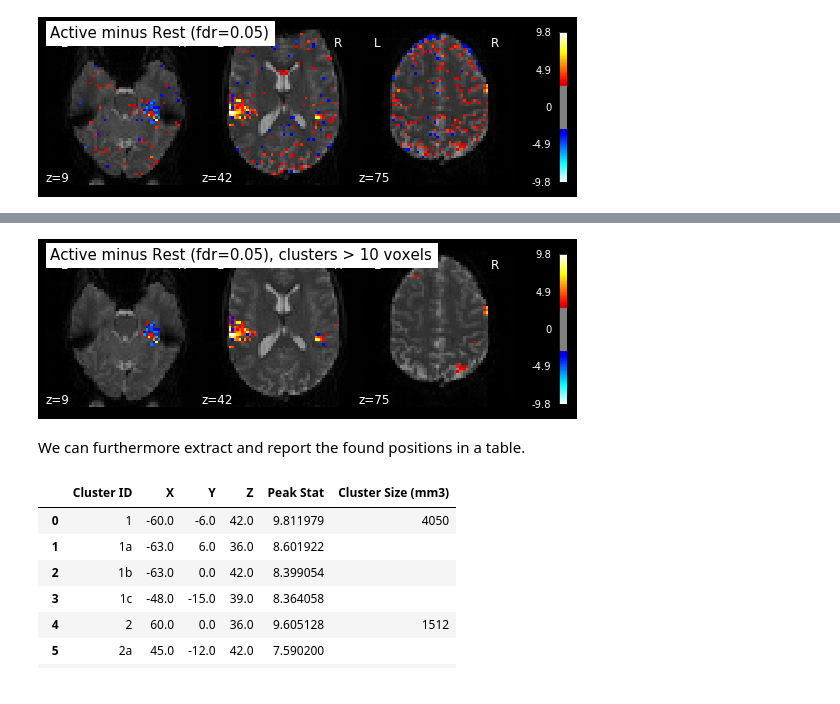
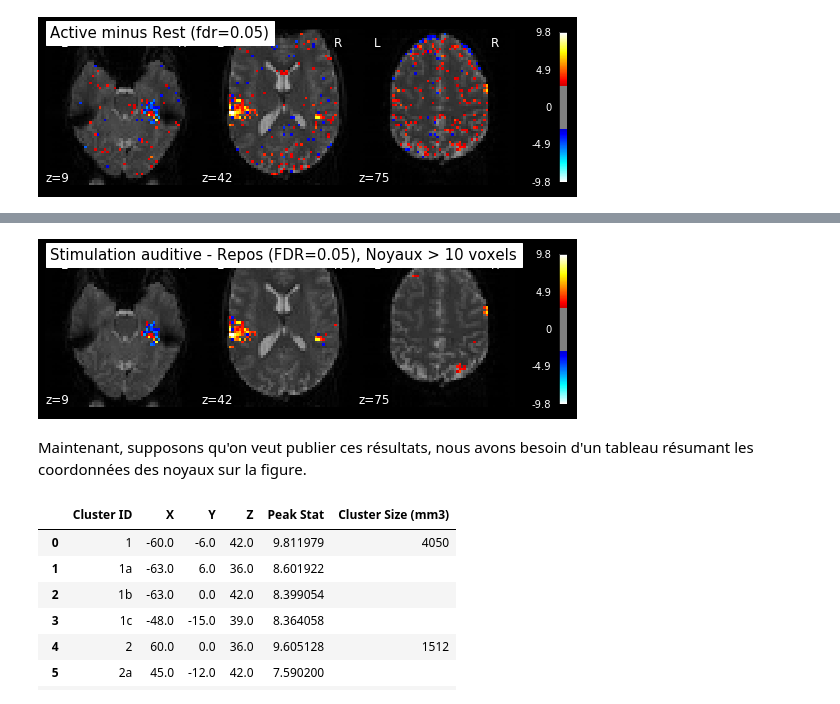
Before and after one commit to PSY3018/cours4_carte_activation, a Jupyter notebook: applications_cours4.ipynb, the cells around one changed output, grey strips where cells are left out. Cells and saved outputs as stored; diff of their text form; code cells hidden in the pictures.

Commit message:
traduction finie - sections en extra pour autres cours

```diff
--- a/applications_cours4.ipynb
+++ b/applications_cours4.ipynb
@@ -297,14 +297,14 @@ will be discarded.
 # %%
 clean_map, threshold = map_threshold(z_map, alpha=.05, height_control='fdr', cluster_threshold=10)
 
 plot_stat_map(clean_map, bg_img=mean_img, threshold=threshold,
               display_mode='z', cut_coords=3, black_bg=True,
-              title='Active minus Rest (fdr=0.05), clusters > 10 voxels')
+              title='Stimulation auditive - Repos (FDR=0.05), Noyaux > 10 voxels')
 plt.show()
 # %% [output]
-[figure, old version]
+[figure, new version]
-# %% [markdown]
-We can furthermore extract and report the found positions in a table.
+# %% [markdown]
+Maintenant, supposons qu'on veut publier ces résultats, nous avons besoin d'un tableau résumant les coordonnées des noyaux sur la figure.
 # %%
 from nistats.reporting import get_clusters_table
 table = get_clusters_table(z_map, stat_threshold=threshold,
```
Also changed, not shown: parts of 14 cells of this notebook.
